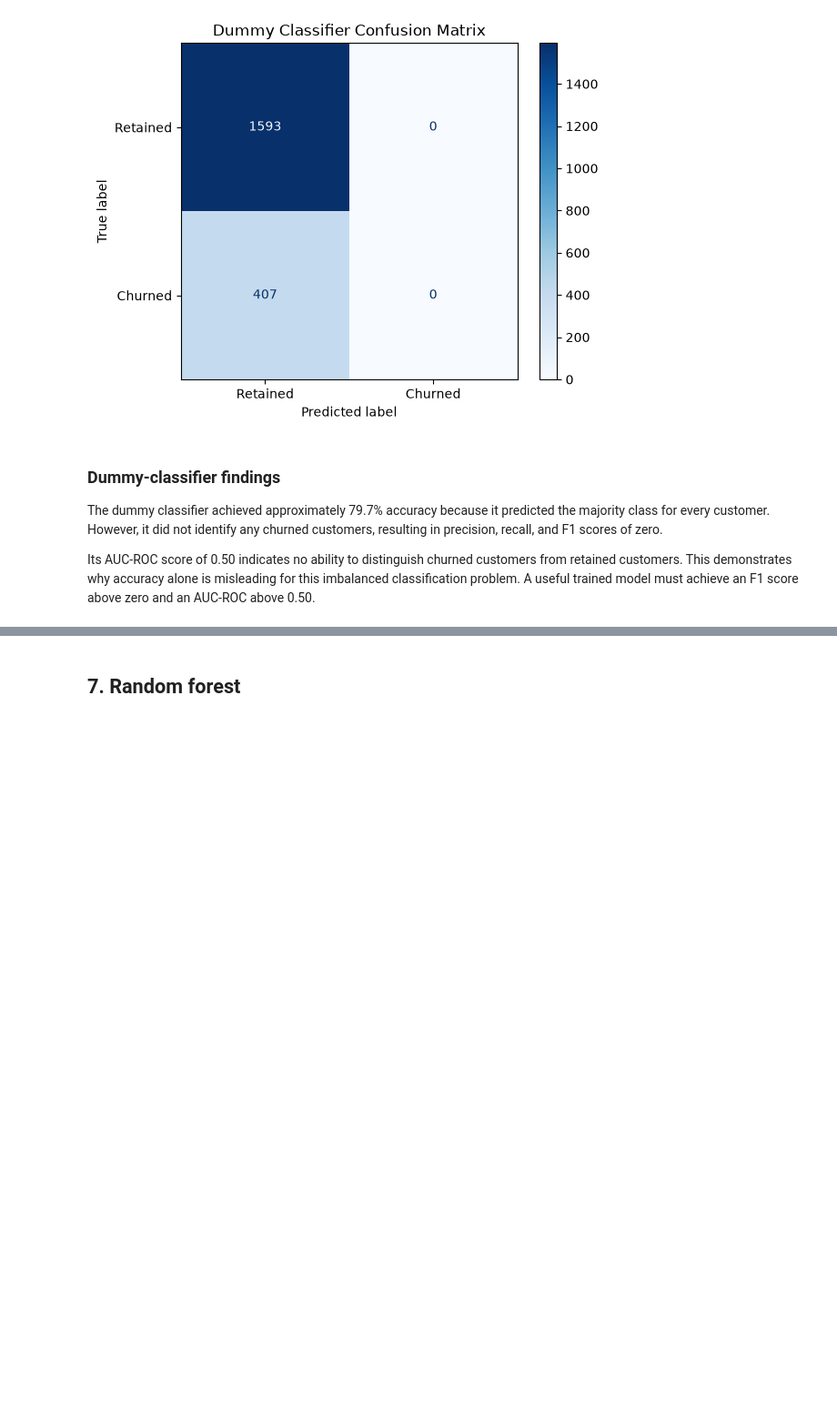
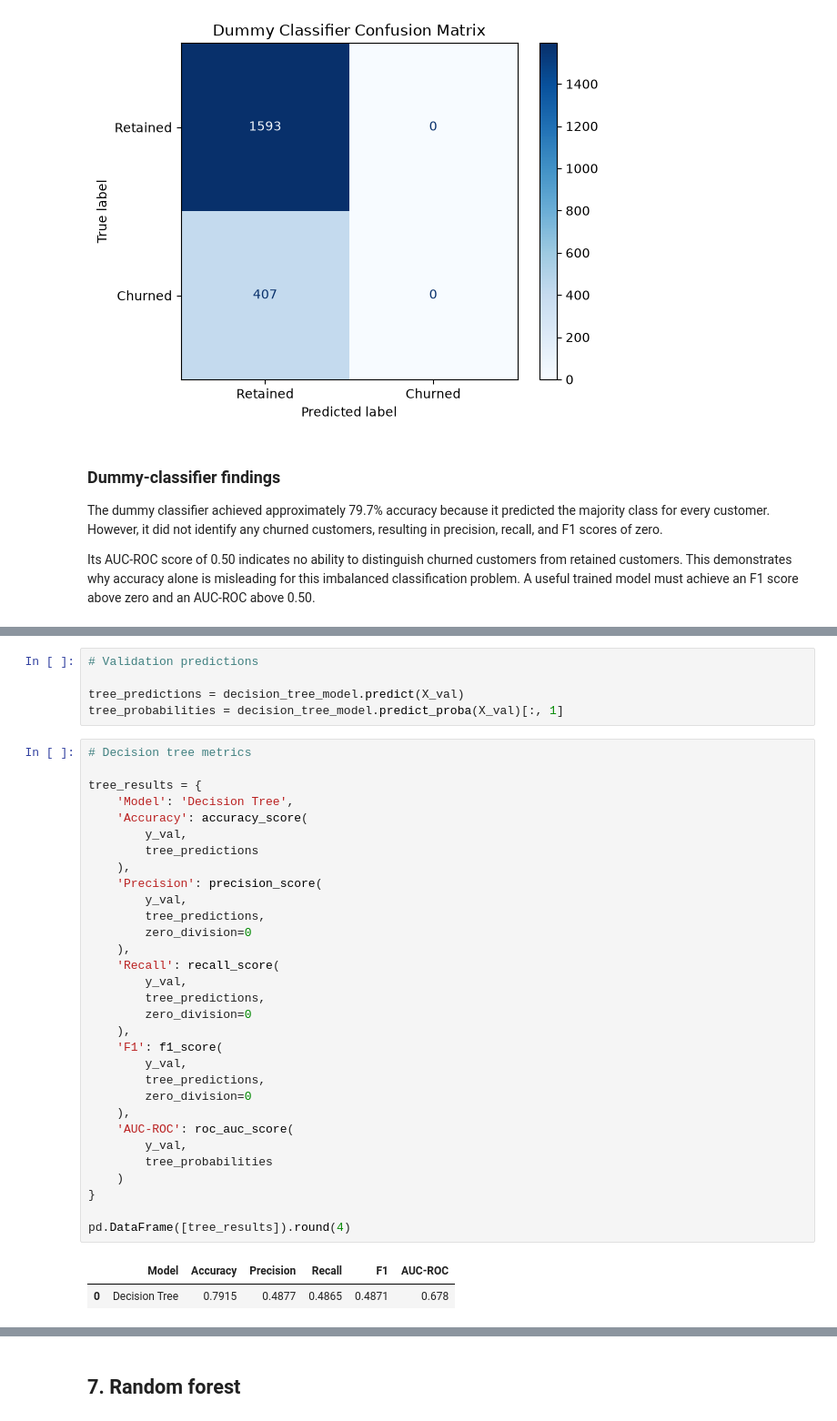
Before and after one commit to rklambiase/bank-customer-churn-prediction, a Jupyter notebook: notebooks/03_baseline_models.ipynb, the cells around one changed output, grey strips where cells are left out. Shown at 91% size. Drawn from its saved outputs; the diff is of its cells as text; blank space fills up the shorter version.

```diff
--- a/notebooks/03_baseline_models.ipynb
+++ b/notebooks/03_baseline_models.ipynb
@@ -177,0 +285,39 @@ Its AUC-ROC score of 0.50 indicates no ability to distinguish churned customers
+# %%
+# Validation predictions
+
+tree_predictions = decision_tree_model.predict(X_val)
+tree_probabilities = decision_tree_model.predict_proba(X_val)[:, 1]
+# %%
+# Decision tree metrics
+
+tree_results = {
+    'Model': 'Decision Tree',
+    'Accuracy': accuracy_score(
+        y_val,
+        tree_predictions
+    ),
+    'Precision': precision_score(
+        y_val,
+        tree_predictions,
+        zero_division=0
+    ),
+    'Recall': recall_score(
+        y_val,
+        tree_predictions,
+        zero_division=0
+    ),
+    'F1': f1_score(
+        y_val,
+        tree_predictions,
+        zero_division=0
+    ),
+    'AUC-ROC': roc_auc_score(
+        y_val,
+        tree_probabilities
+    )
+}
+
+pd.DataFrame([tree_results]).round(4)
+# %% [output]
+|  | Model | Accuracy | Precision | Recall | F1 | AUC-ROC |
+| 0 | Decision Tree | 0.7915 | 0.4877 | 0.4865 | 0.4871 | 0.678 |
```
Also changed, not shown: parts of 16 cells of this notebook.
